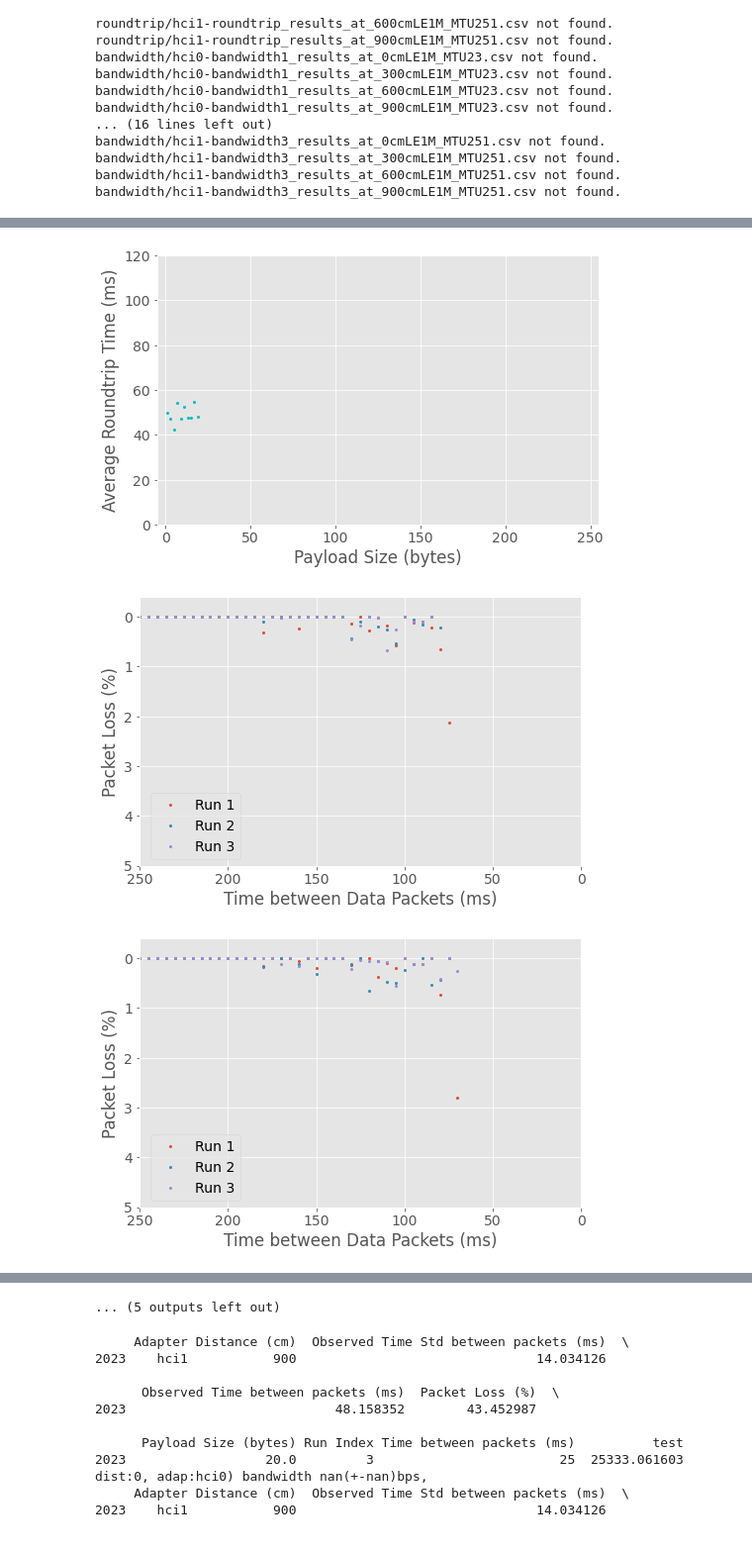
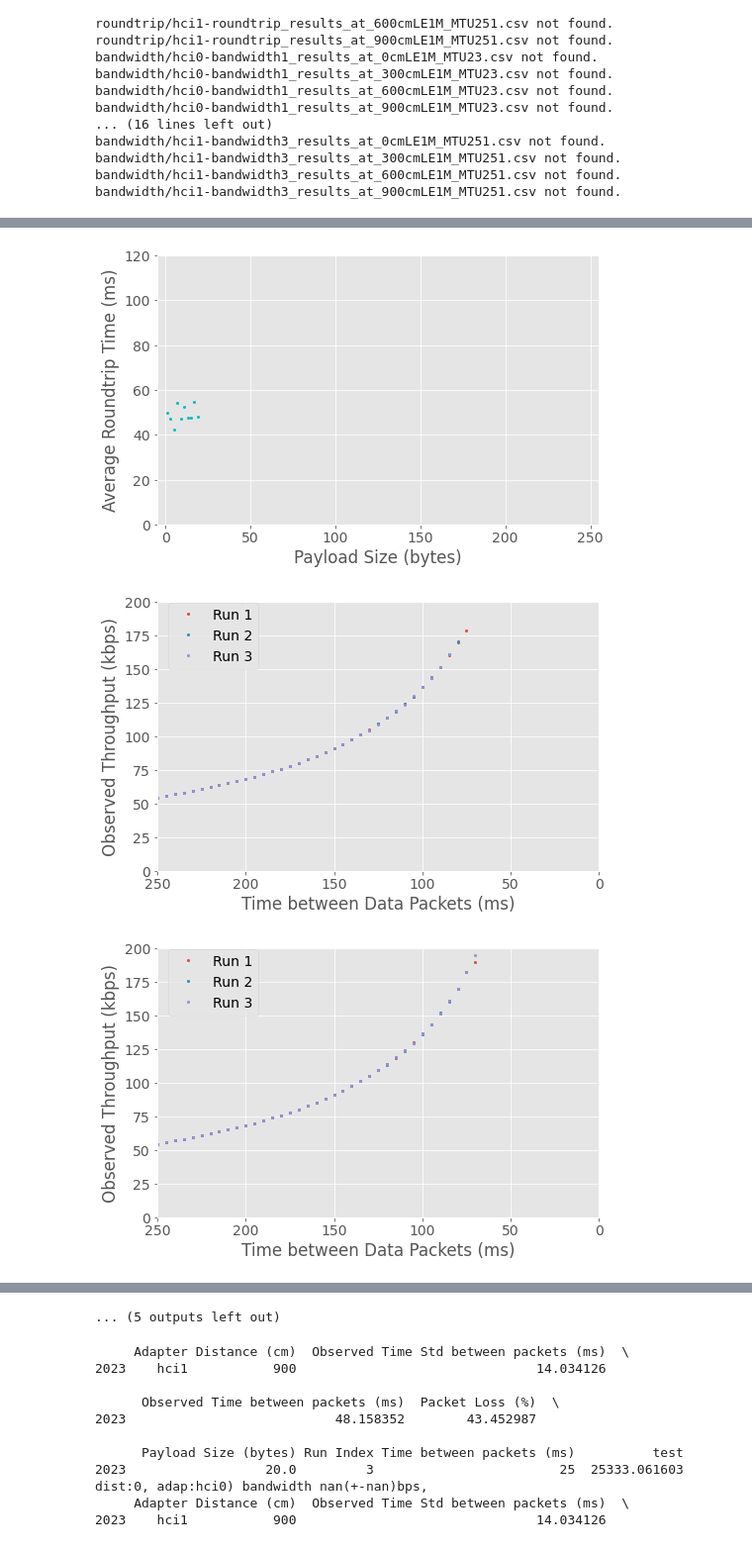
Before and after one commit to jncfa/masters-dissertation, a Jupyter notebook: Project Tests/ble-test-data/data_process.ipynb, the cells around one changed output, grey strips where cells are left out. Shown: that part at 99% size. Saved outputs shown, nothing was run; the diff lists cells and outputs as text; code cells hidden in the pictures.

```diff
--- a/Project Tests/ble-test-data/data_process.ipynb
+++ b/Project Tests/ble-test-data/data_process.ipynb
@@ -293,7 +293,7 @@ for test in tests:
                         (bandwidthtest_results[bandwidthTestRunIndex_header] == testRunIndex)]
 
                         tempdata = plotdata.copy()
-                        tempdata['test'] =((100-tempdata[packetLoss_header]).divide(plotdata[expectedTimeBetweenPackets_header], axis=0, fill_value = None)).mul(payloadSize*10*8*7)
+                        tempdata['test'] =((100-tempdata[packetLoss_header]).divide(plotdata[expectedTimeBetweenPackets_header], axis=0, fill_value = None)).mul(payloadSize*10*8*7/1000)
 
                         maxbwval = tempdata[tempdata['test']==tempdata['test'].max()]
 
@@ -302,7 +302,9 @@ for test in tests:
                         bwtest_finalresults = bwtest_finalresults.append(maxbwval, ignore_index=True)
 
                         #print(plotdata[expectedTimeBetweenPackets_header])
-                        axis.plot(plotdata[expectedTimeBetweenPackets_header], plotdata[packetLoss_header], 'o', markersize=2, label='Run {}'.format(testRunIndex))
+                        axis.plot(plotdata[expectedTimeBetweenPackets_header], tempdata['test'], 'o', markersize=2, label='Run {}'.format(testRunIndex))
+
+                        #axis.plot(plotdata[expectedTimeBetweenPackets_header], plotdata[packetLoss_header], 'o', markersize=2, label='Run {}'.format(testRunIndex))
                         #print("(adapter: {}, d:{}, pd:{}) Min value: {} ms Max Bandwidth: {} bps, Packet Loss {}%".format(adapter, distance, payloadSize, plotdata[expectedTimeBetweenPackets_header].min(), ((100-plotdata[packetLoss_header]).divide(plotdata[expectedTimeBetweenPackets_header], axis=0, fill_value = None)).mul(payloadSize*10*8*7).max(), plotdata[packetLoss_header]))
 
 
@@ -313,22 +315,23 @@ for test in tests:
                         #axis.set_xlim(plotdata[expectedTimeBetweenPackets_header].min() - 50, plotdata[expectedTimeBetweenPackets_header].max() +50)
                     #axis.set_xlabel(r'Transmission Frequency (Hz)')
                     axis.set_xlabel(r'Time between Data Packets (ms)')
-
+                    axis.set_ylim(0, 200)
                     if (adapter == 'hci0'):
                         axis.set_xlim(0, 250)
-                        axis.set_ylim(-0.4, 5)
+                        #axis.set_ylim(-0.4, 5)
                     else:
                         axis.set_xlim(0, 250)
-                        axis.set_ylim(-2, 50)
+                        #axis.set_ylim(-2, 50)
                     axis.invert_xaxis()
-                    axis.invert_yaxis()
+                    #axis.invert_yaxis()
 
                     #axis.xaxis.label.set_fontsize(20)
                     #axis.yaxis.label.set_fontsize(20)
-                    axis.set_ylabel(r'Packet Loss (%)')
+                    #axis.set_ylabel(r'Packet Loss (%)')
+                    axis.set_ylabel(r'Observed Throughput (kbps)')
 
                     #axis.set_title("Distance: {}m".format(int(distance/100)))
-                    axis.legend(loc=(0.025, 0.025))
+                    axis.legend(loc=(0.75, 0.75))
                     fig.savefig(r"ble-bandwidth-{}-{}cm.pdf".format(adapter, distance))
 
 
@@ -354,10 +357,10 @@ dist:900, adap:hci1) bandwidth 25333.061602555776bps, time between packets 25.0
 [figure]
 [figure]
 [figure]
 [figure]
 [figure]
 [figure]
 [figure]
 [figure]
-[figure, old version]
+[figure, new version]
-[figure, old version]
+[figure, new version]
```
Also changed, not shown: parts of 1 cell of this notebook, 30 other files.
